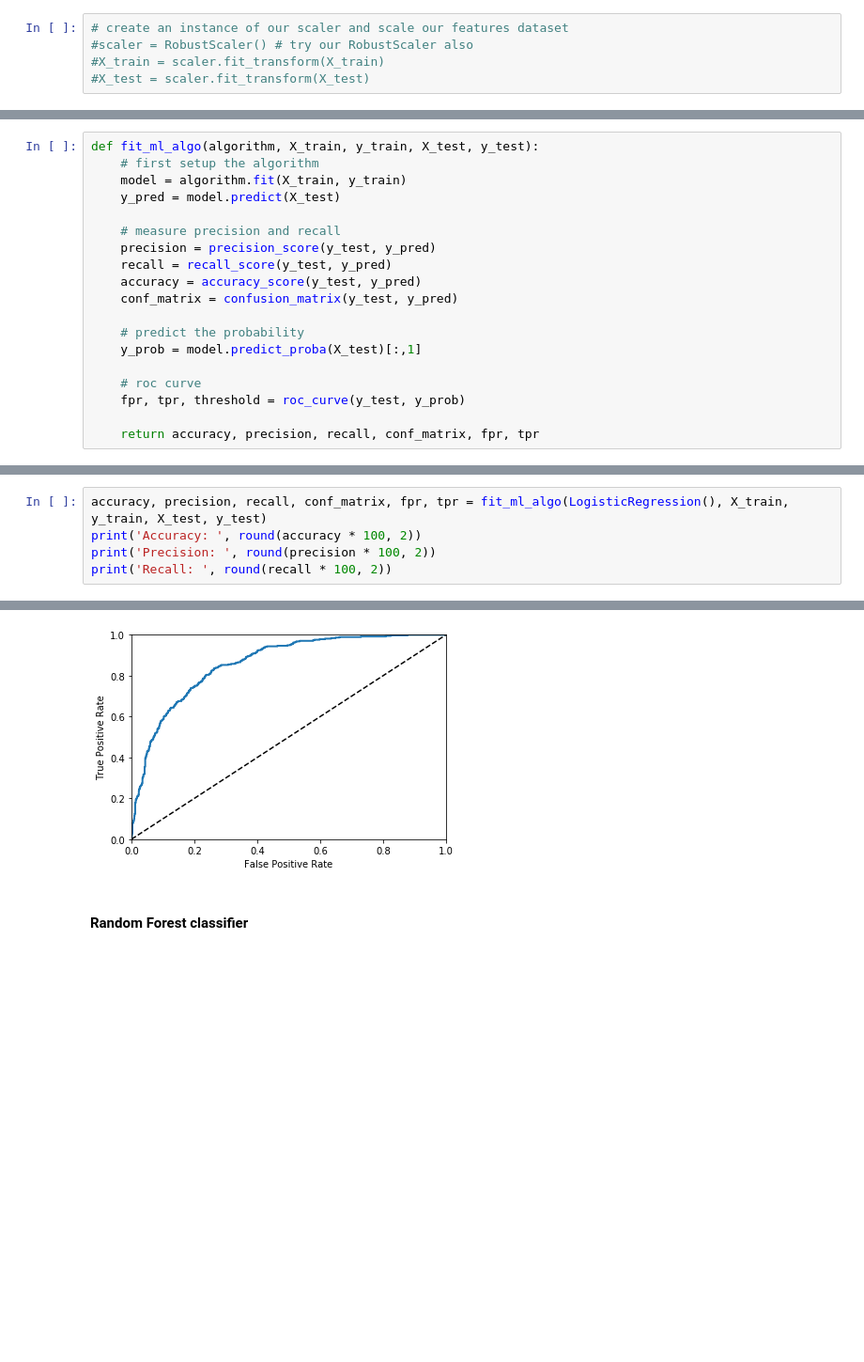
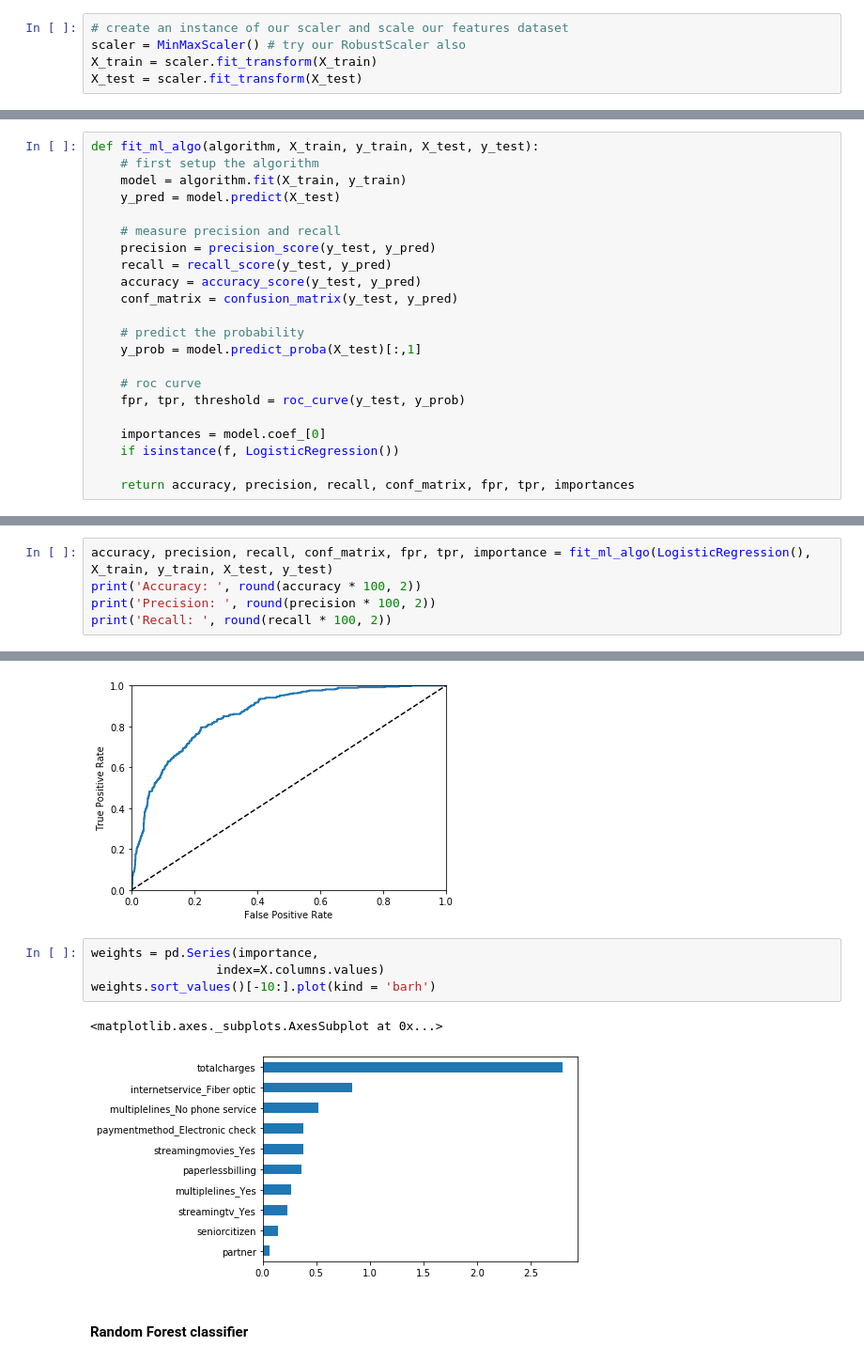
Before and after one commit to shambekela/Churn-Prediction, a Jupyter notebook: Churn-Prediction.ipynb, the cells around one changed output, grey strips where cells are left out. Shown at 94% size. Saved outputs shown, nothing was run; the diff lists cells and outputs as text; blank space fills up the shorter version.

Commit message:
Model evaluation

```diff
--- a/Churn-Prediction.ipynb
+++ b/Churn-Prediction.ipynb
@@ -575,9 +575,9 @@ X_train, y_train = sm.fit_sample(X_train, y_train)
 ### Feature scaling
 # %%
 # create an instance of our scaler and scale our features dataset
-#scaler = RobustScaler() # try our RobustScaler also
-#X_train = scaler.fit_transform(X_train)
-#X_test = scaler.fit_transform(X_test)
+scaler = MinMaxScaler() # try our RobustScaler also
+X_train = scaler.fit_transform(X_train)
+X_test = scaler.fit_transform(X_test)
 # %% [markdown]
 ## Fitting our algorithm
 # %%
@@ -598,7 +598,10 @@ def fit_ml_algo(algorithm, X_train, y_train, X_test, y_test):
     # roc curve
     fpr, tpr, threshold = roc_curve(y_test, y_prob)
 
-    return accuracy, precision, recall, conf_matrix, fpr, tpr
+    importances = model.coef_[0]
+    if isinstance(f, LogisticRegression())
+
+    return accuracy, precision, recall, conf_matrix, fpr, tpr, importances
 # %%
 # function for plotting the ROC Curve
 def plot_roc_curve(fpr, tpr, label=None):
@@ -610,7 +613,7 @@ def plot_roc_curve(fpr, tpr, label=None):
 # %% [markdown]
 #### Logistic Regression algorithm
 # %%
-accuracy, precision, recall, conf_matrix, fpr, tpr = fit_ml_algo(LogisticRegression(), X_train, y_train, X_test, y_test)
+accuracy, precision, recall, conf_matrix, fpr, tpr, importance = fit_ml_algo(LogisticRegression(), X_train, y_train, X_test, y_test)
 print('Accuracy: ', round(accuracy * 100, 2))
 print('Precision: ', round(precision * 100, 2))
 print('Recall: ', round(recall * 100, 2))
@@ -631,6 +634,13 @@ plt.show()
 plot_roc_curve(fpr, tpr)
 # %% [output]
 [figure]
+# %%
+weights = pd.Series(importance,
+                 index=X.columns.values)
+weights.sort_values()[-10:].plot(kind = 'barh')
+# %% [output]
+<matplotlib.axes._subplots.AxesSubplot at 0x...>
+[figure, added]
 # %% [markdown]
 #### Random Forest classifier
 # %%
```
Also changed, not shown: parts of 8 cells of this notebook.
